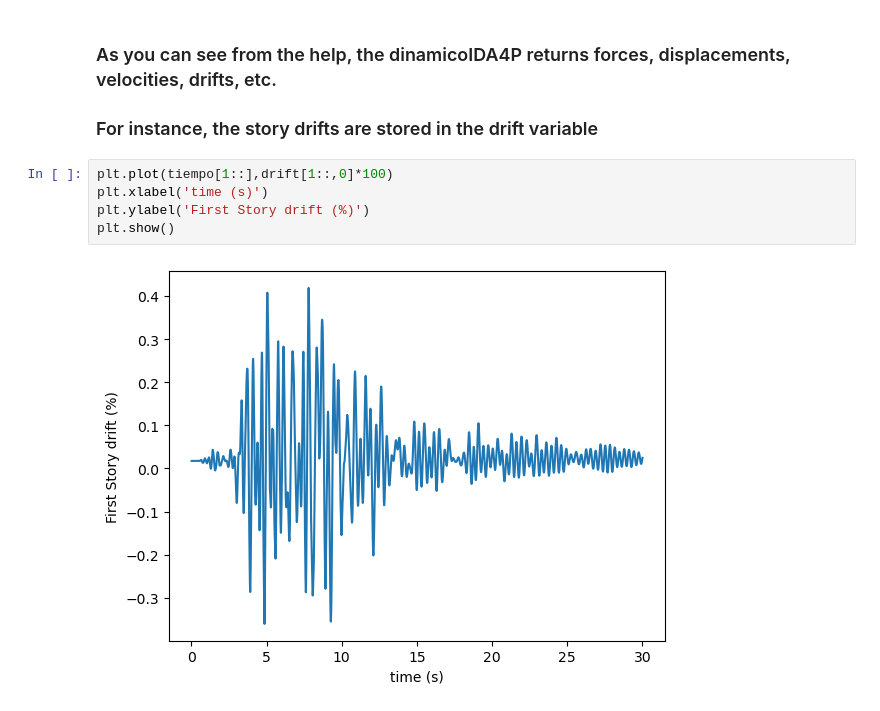
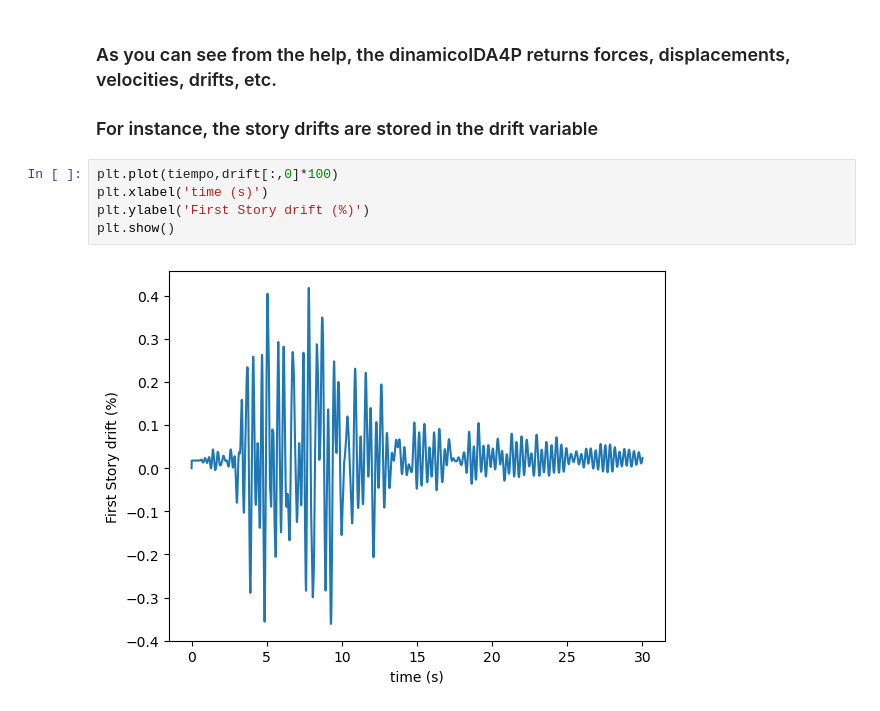
Before and after one commit to odarroyo/opseestools, a Jupyter notebook: examples/tutorial4_dynamic_analysis.ipynb, the cells around one changed output. Cells and saved outputs as stored; diff of their text form.

```diff
--- a/examples/tutorial4_dynamic_analysis.ipynb
+++ b/examples/tutorial4_dynamic_analysis.ipynb
@@ -200,9 +167,9 @@ dinamicoIDA4P(recordName, dtrec, nPts, dtan, fact, damp, IDctrlNode, IDctrlDOF,
 ### As you can see from the help, the dinamicoIDA4P returns forces, displacements, velocities, drifts, etc.
 ### For instance, the story drifts are stored in the drift variable
 # %%
-plt.plot(tiempo[1::],drift[1::,0]*100)
+plt.plot(tiempo,drift[:,0]*100)
 plt.xlabel('time (s)')
 plt.ylabel('First Story drift (%)')
 plt.show()
 # %% [output]
-[figure, old version]
+[figure, new version]
```
Also changed, not shown: parts of 4 cells of this notebook.
